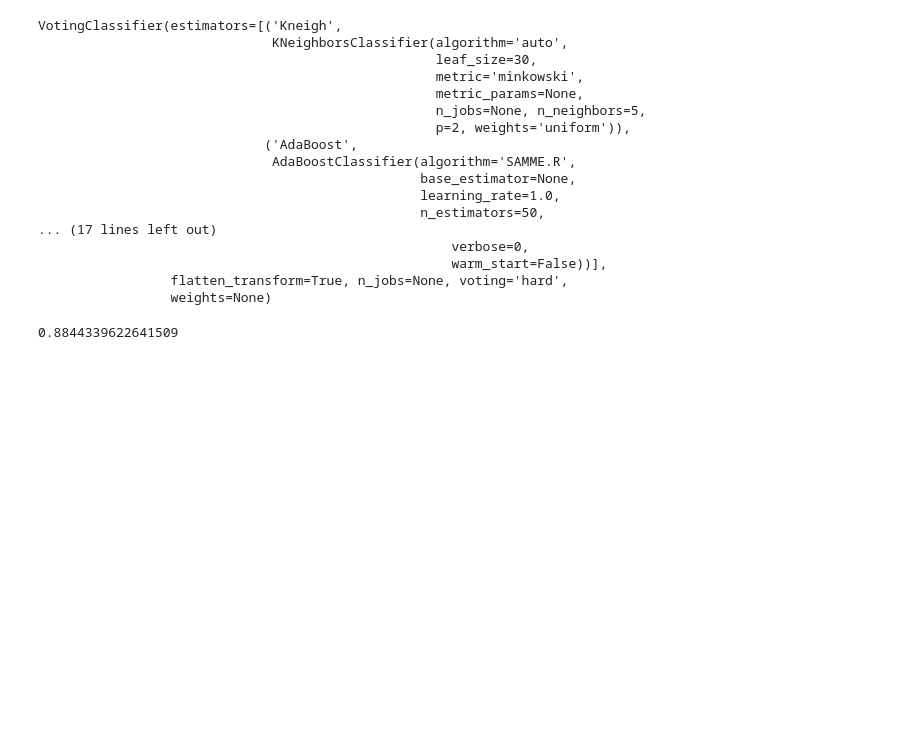
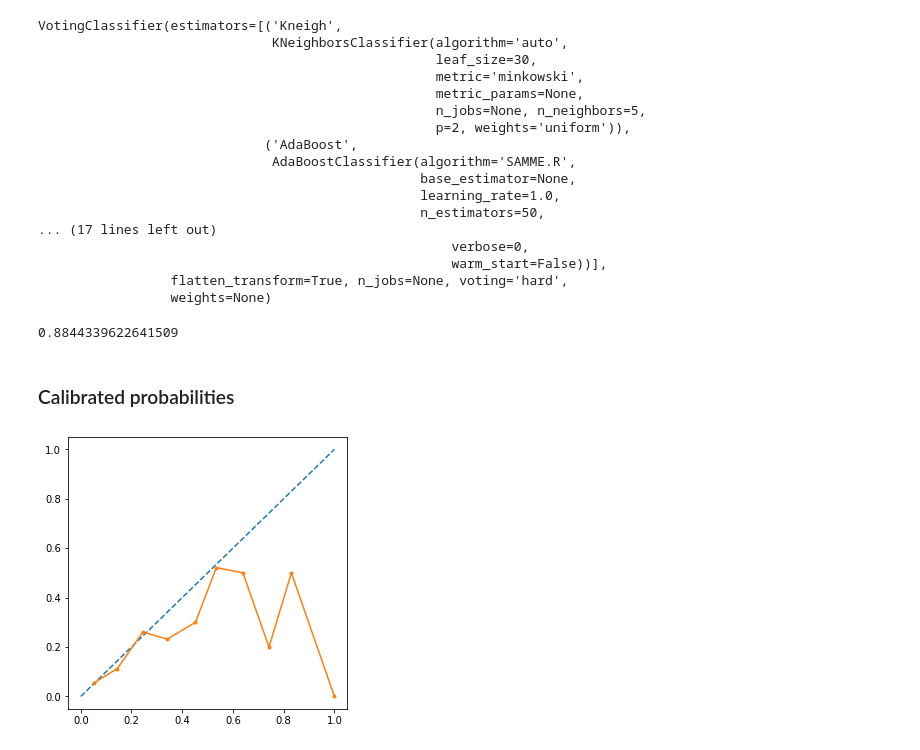
Before and after one commit to nastyh/Unbalanced-Dataset, a Jupyter notebook: This_Framingham.ipynb, the cells around one changed output. Cells and saved outputs as stored; diff of their text form; code cells hidden in the pictures; blank space fills up the shorter version.

Commit message:
Calibrations
Adding calibrations

```diff
--- a/This_Framingham.ipynb
+++ b/This_Framingham.ipynb
@@ -807,3 +828,5 @@ VotingClassifier(estimators=[('Kneigh',
 m.score(X_train_std, y_train)
 # %% [output]
 0.8844339622641509
+# %% [markdown]
+### Calibrated probabilities
@@ -809,0 +837,13 @@ m.score(X_train_std, y_train)
+# %%
+# Using Random Forest Classifier from above
+rf = RandomForestClassifier()
+# rf.fit(X_train, y_train)
+calibrated = CalibratedClassifierCV(rf, method='sigmoid', cv=5)
+calibrated.fit(X_train, y_train)
+predictions_y_6_calibrated = calibrated.predict_proba(X_test)[:, 1]
+fop, mpv = calibration_curve(y_test, predictions_y_6_calibrated, n_bins=10, normalize=True)
+pyplot.plot([0, 1], [0, 1], linestyle='--')
+pyplot.plot(mpv, fop, marker='.')
+pyplot.show()
+# %% [output]
+[figure, added]
```
Also changed, not shown: parts of 14 cells of this notebook.
